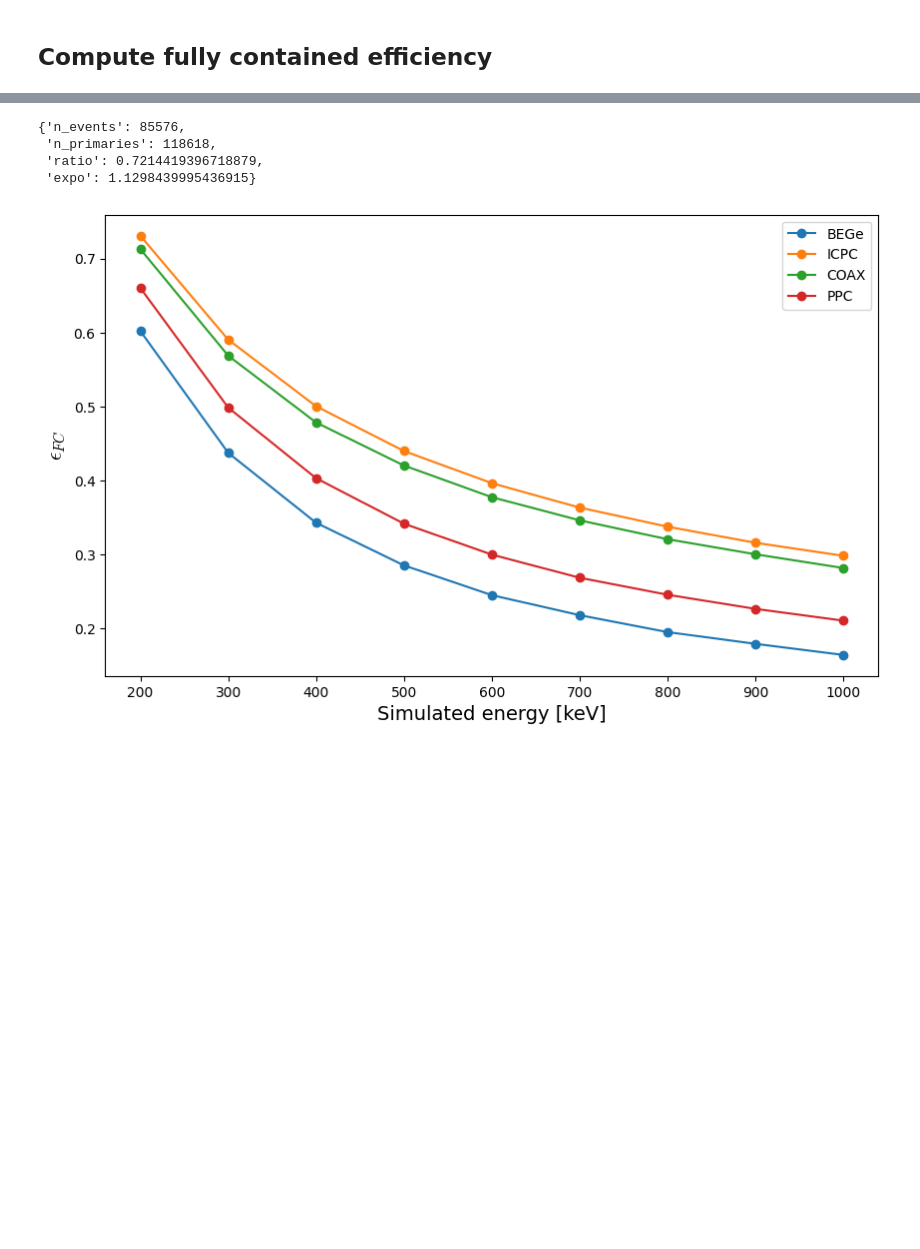
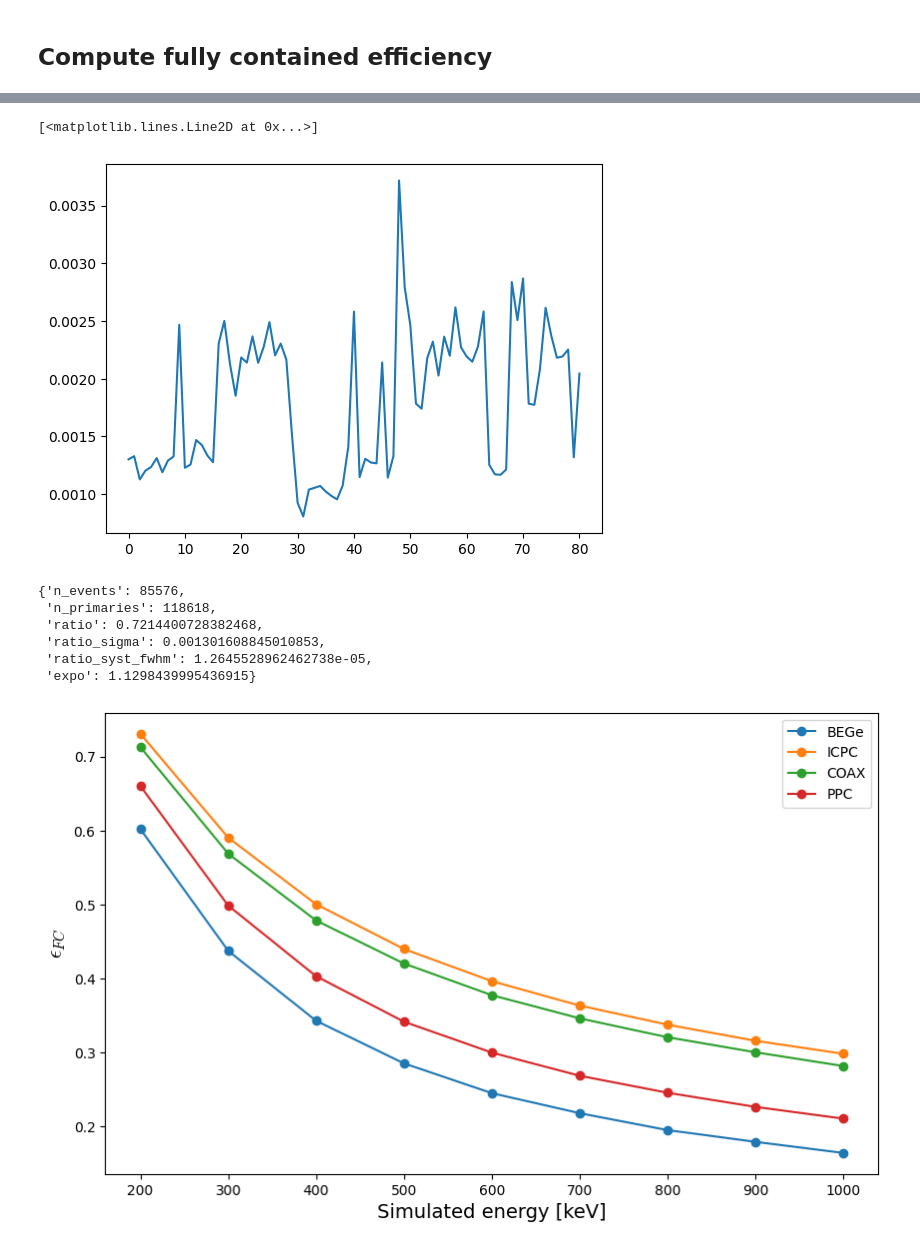
Before and after one commit to fraborra/bosonic-DM, a Jupyter notebook: dark-compton-analysis.ipynb, the cells around one changed output, grey strips where cells are left out. Drawn from its saved outputs; the diff is of its cells as text; code cells hidden in the pictures; blank space fills up the shorter version.

```diff
--- a/dark-compton-analysis.ipynb
+++ b/dark-compton-analysis.ipynb
@@ -125,6 +125,12 @@ ratio_dict = compute_ratio_from_lazyframe(
     lf,
     eres_dict,
     simulated_energies,
-    rawid_by_det_type,
     chmap,
 )
+# %%
+unc_list = []
+ene_sim = 200
+for key in ratio_dict[ene_sim]:
+    if ratio_dict[ene_sim][key]['ratio_sigma'] > 0.0015:
+        print(key)
+    unc_list.append(ratio_dict[ene_sim][key]['ratio_sigma'])
@@ -131,8 +155,15 @@ ratio_dict = compute_ratio_from_lazyframe(
+# %%
+plt.plot(range(len(ratio_dict[1000].keys())), unc_list)
+# %% [output]
+[<matplotlib.lines.Line2D at 0x...>]
+[figure, added]
 # %%
 ratio_dict[200]['V02160A']
 # %% [output]
 {'n_events': 85576,
  'n_primaries': 118618,
- 'ratio': 0.7214419396718879,
+ 'ratio': 0.7214400728382468,
+ 'ratio_sigma': 0.001301608845010853,
+ 'ratio_syst_fwhm': 1.2645528962462738e-05,
  'expo': 1.1298439995436915}
 # %%
```
Also changed, not shown: parts of 6 cells of this notebook, 3 other files.
